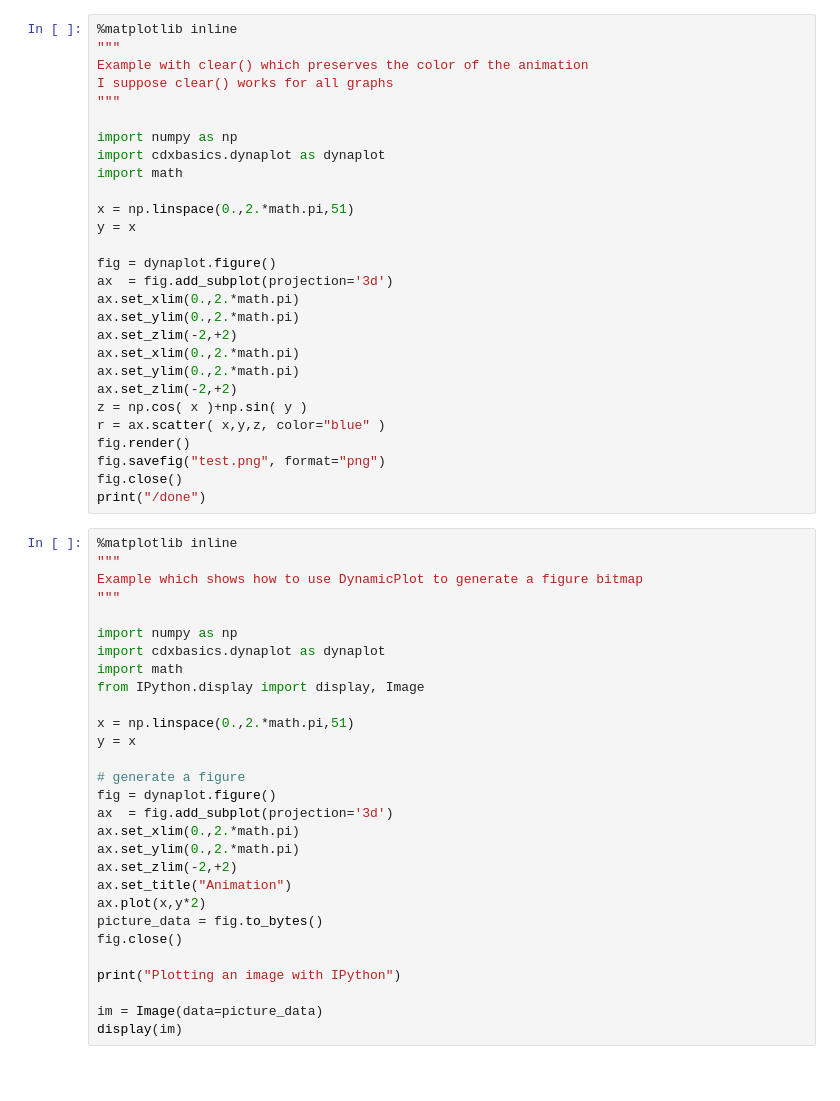
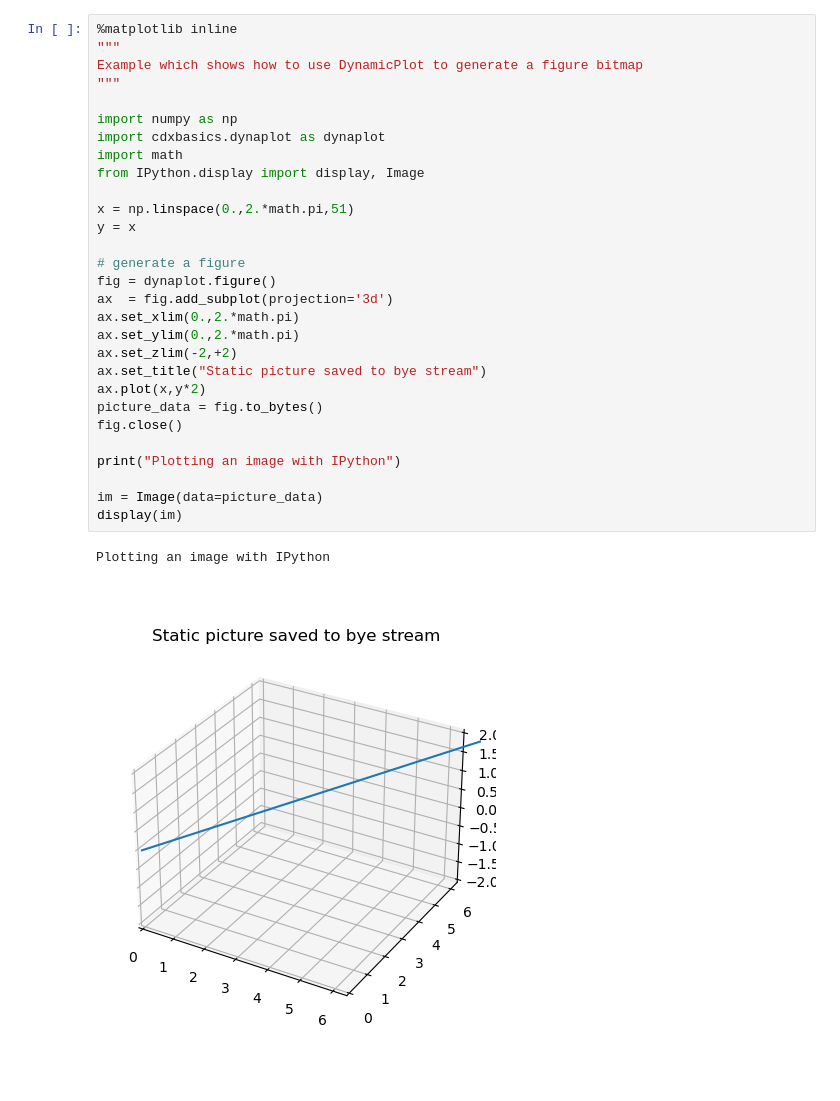
Before and after one commit to hansbuehler/cdxbasics, a Jupyter notebook: cdxbasics/notebooks/DynamicPlot.ipynb, the cells around one changed output. Drawn from its saved outputs; the diff is of its cells as text; blank space fills up the shorter version.

```diff
--- a/cdxbasics/notebooks/DynamicPlot.ipynb
+++ b/cdxbasics/notebooks/DynamicPlot.ipynb
@@ -149,57 +159,32 @@ print("/done")
-# %%
-%matplotlib inline
-"""
-Example with clear() which preserves the color of the animation
-I suppose clear() works for all graphs
-"""
-
-import numpy as np
-import cdxbasics.dynaplot as dynaplot
-import math
-
-x = np.linspace(0.,2.*math.pi,51)
-y = x
-
-fig = dynaplot.figure()
-ax  = fig.add_subplot(projection='3d')
-ax.set_xlim(0.,2.*math.pi)
-ax.set_ylim(0.,2.*math.pi)
-ax.set_zlim(-2,+2)
-ax.set_xlim(0.,2.*math.pi)
-ax.set_ylim(0.,2.*math.pi)
-ax.set_zlim(-2,+2)
-z = np.cos( x )+np.sin( y )
-r = ax.scatter( x,y,z, color="blue" )
-fig.render()
-fig.savefig("test.png", format="png")
-fig.close()
-print("/done")
 # %%
 %matplotlib inline
 """
 Example which shows how to use DynamicPlot to generate a figure bitmap
 """
 
 import numpy as np
 import cdxbasics.dynaplot as dynaplot
 import math
 from IPython.display import display, Image
 
 x = np.linspace(0.,2.*math.pi,51)
 y = x
 
 # generate a figure
 fig = dynaplot.figure()
 ax  = fig.add_subplot(projection='3d')
 ax.set_xlim(0.,2.*math.pi)
 ax.set_ylim(0.,2.*math.pi)
 ax.set_zlim(-2,+2)
-ax.set_title("Animation")
+ax.set_title("Static picture saved to bye stream")
 ax.plot(x,y*2)
 picture_data = fig.to_bytes()
 fig.close()
 
 print("Plotting an image with IPython")
 
 im = Image(data=picture_data)
 display(im)
+# %% [output]
+Plotting an image with IPython
+[figure, added]
```
Also changed, not shown: parts of 4 cells of this notebook, 2 other files.
